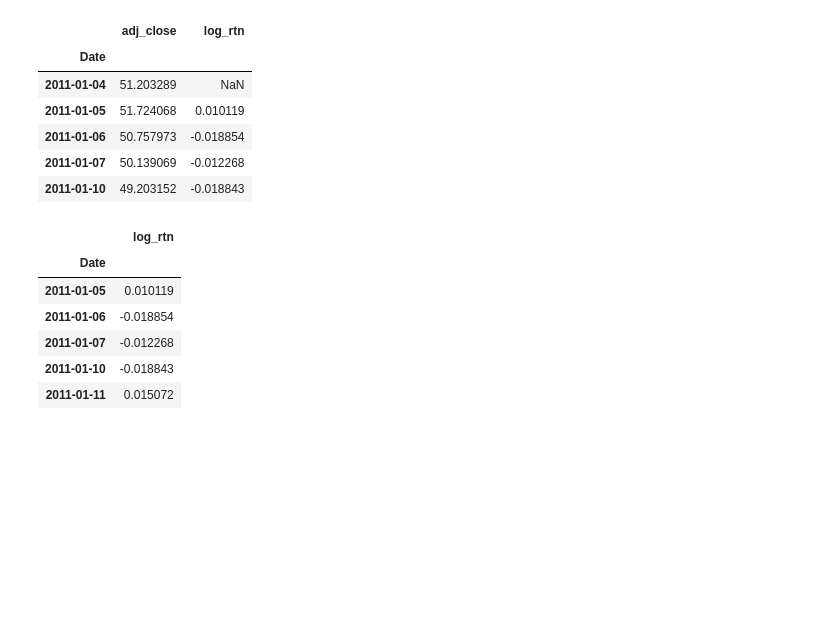
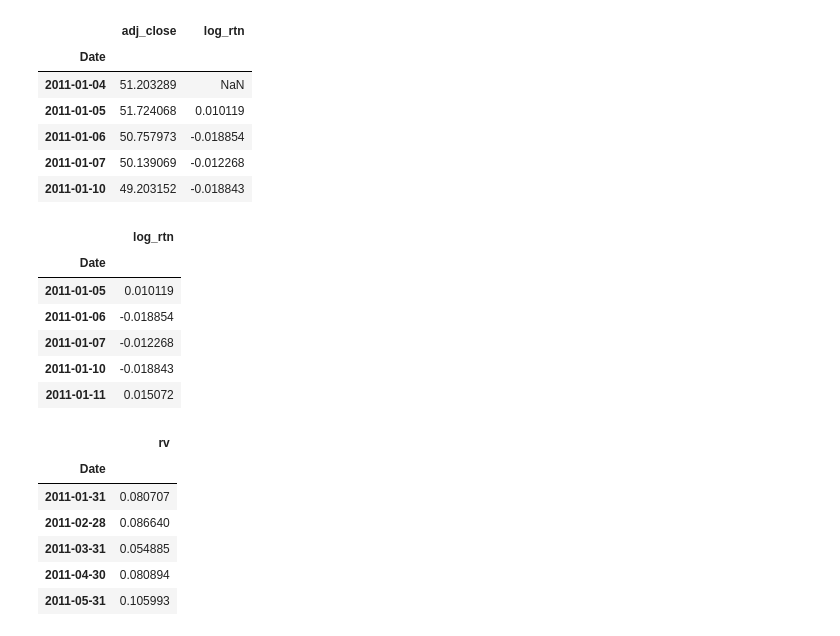
Before and after one commit to Datriks/Python-for-Finance, a Jupyter notebook: LLoy_calc_returns_and_volatility.ipynb, the cells around one changed output. Cells and saved outputs as stored; diff of their text form; code cells hidden in the pictures; blank space fills up the shorter version.

```diff
--- a/LLoy_calc_returns_and_volatility.ipynb
+++ b/LLoy_calc_returns_and_volatility.ipynb
@@ -81,0 +65,13 @@ df.head()
+# %%
+# calc montly realised volatility
+df_rv = df.groupby(pd.Grouper(freq='M')).apply(realised_volatility)
+df_rv.rename(columns={'log_rtn':'rv'},inplace=True)
+df_rv.head()
+# %% [output]
+|  | rv |
+| Date |  |
+| 2011-01-31 | 0.080707 |
+| 2011-02-28 | 0.086640 |
+| 2011-03-31 | 0.054885 |
+| 2011-04-30 | 0.080894 |
+| 2011-05-31 | 0.105993 |
```
Also changed, not shown: parts of 7 cells of this notebook.
